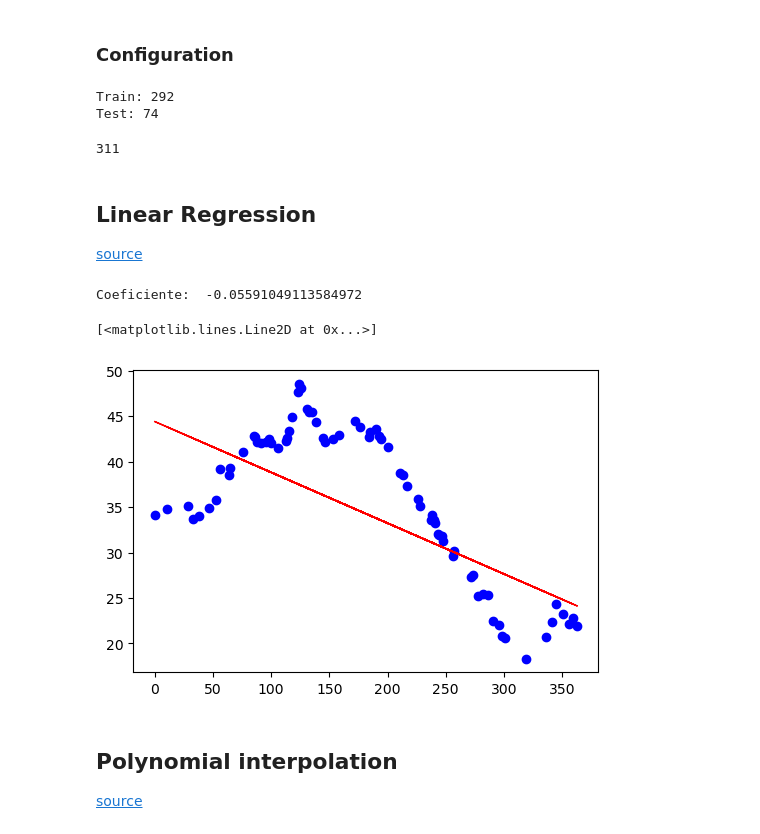
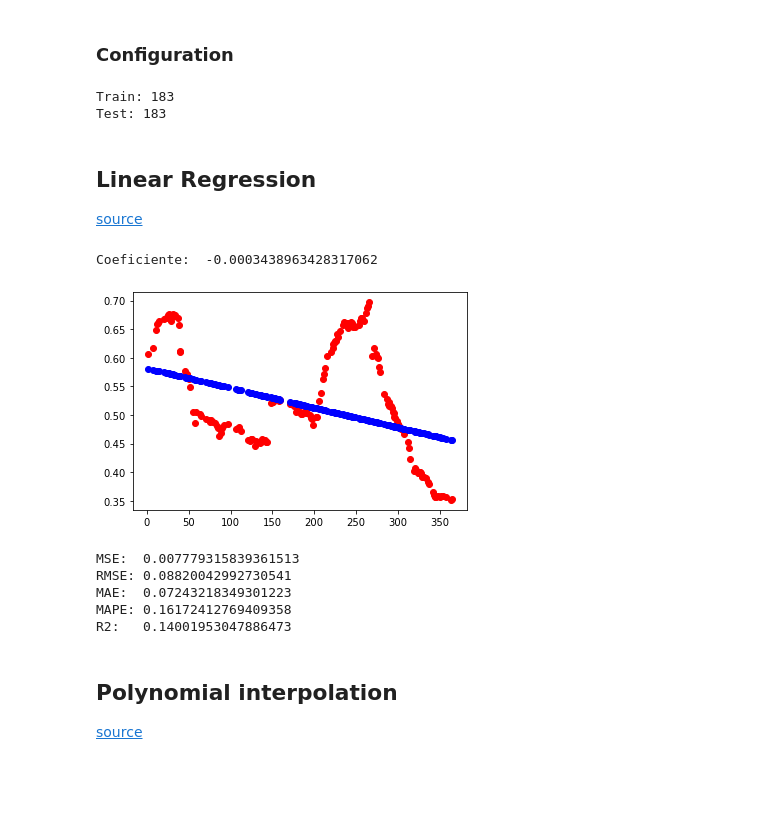
Before and after one commit to inatel-ic-cividati/Prediction, a Jupyter notebook: code/Analysis.ipynb, the cells around one changed output. Saved outputs shown, nothing was run; the diff lists cells and outputs as text; code cells hidden in the pictures; blank space fills up the shorter version.

```diff
--- a/code/Analysis.ipynb
+++ b/code/Analysis.ipynb
@@ -17,18 +18,14 @@ df_gold['date'] = pd.to_datetime(df_gold['date'], infer_datetime_format=True)
 from sklearn.model_selection import train_test_split
 
 data_x = np.arange(0, len(df_gold['date'])).reshape(-1,1)
-data_y = np.array(df_gold['America'])
+data_y = np.array(df_gold['China'])
 
-x_train, x_test, y_train, y_test = train_test_split(data_x, data_y, test_size=0.20)
+x_train, x_test, y_train, y_test = train_test_split(data_x, data_y, test_size=0.50)
 print("Train:", len(x_train))
 print("Test:", len(x_test))
 # %% [output]
-Train: 292
-Test: 74
+Train: 183
+Test: 183
-# %%
-x_train[2][0]
-# %% [output]
-311
 # %% [markdown]
 ## Linear Regression
 
@@ -36,21 +33,27 @@ x_train[2][0]
 # %%
 from sklearn import linear_model
 import matplotlib.pyplot as plt
-plt.rcParams["figure.dpi"] = 100
 
 model = linear_model.LinearRegression()
 model.fit(x_train, y_train.reshape(-1,1))
 
 print("Coeficiente: ", model.coef_[0][0])
 
-y_pred = model.predict(x_test)
+y_predict = model.predict(x_test)
 
-plt.scatter(x_test, y_test, color="blue")
-plt.plot(x_test, y_pred, color="red", linewidth=1)
+plt.scatter(x_test, y_test, color="red")
+plt.scatter(x_test, y_predict, color="blue", linewidth=1)
+plt.show()
+
+metrics.regression_metrics(y_test, y_predict)
 # %% [output]
-Coeficiente:  -0.05591049113584972
+Coeficiente:  -0.0003438963428317062
+[figure, new version]
-[<matplotlib.lines.Line2D at 0x...>]
+MSE:  0.007779315839361513
+RMSE: 0.08820042992730541
+MAE:  0.07243218349301223
+MAPE: 0.16172412769409358
+R2:   0.14001953047886473
-[figure, old version]
 # %% [markdown]
 ## Polynomial interpolation
 
```
Also changed, not shown: parts of 12 cells of this notebook, 4 other files.
